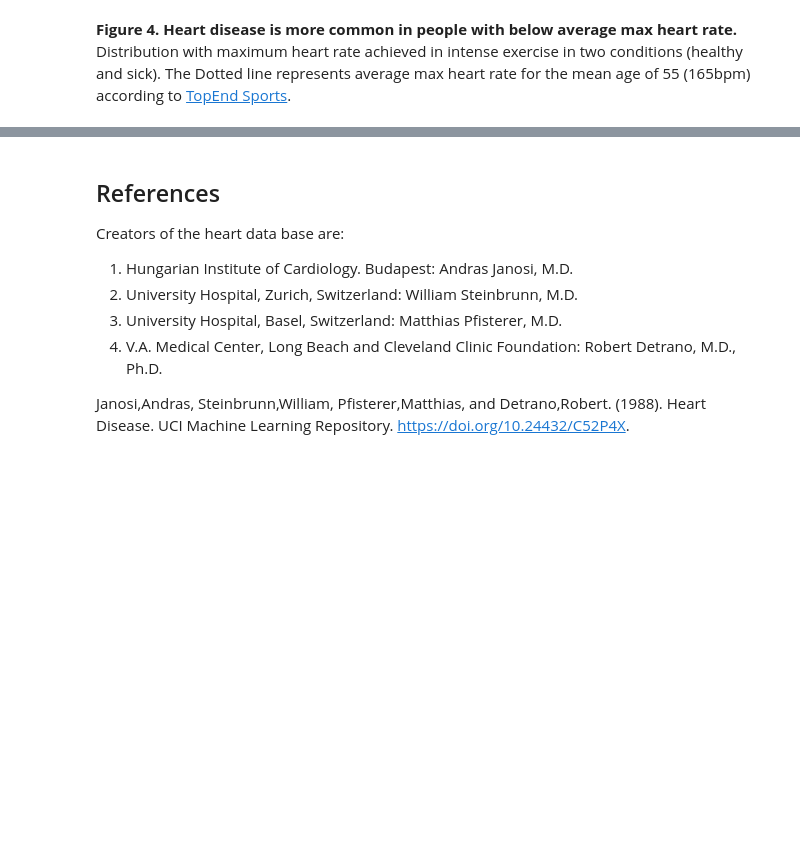
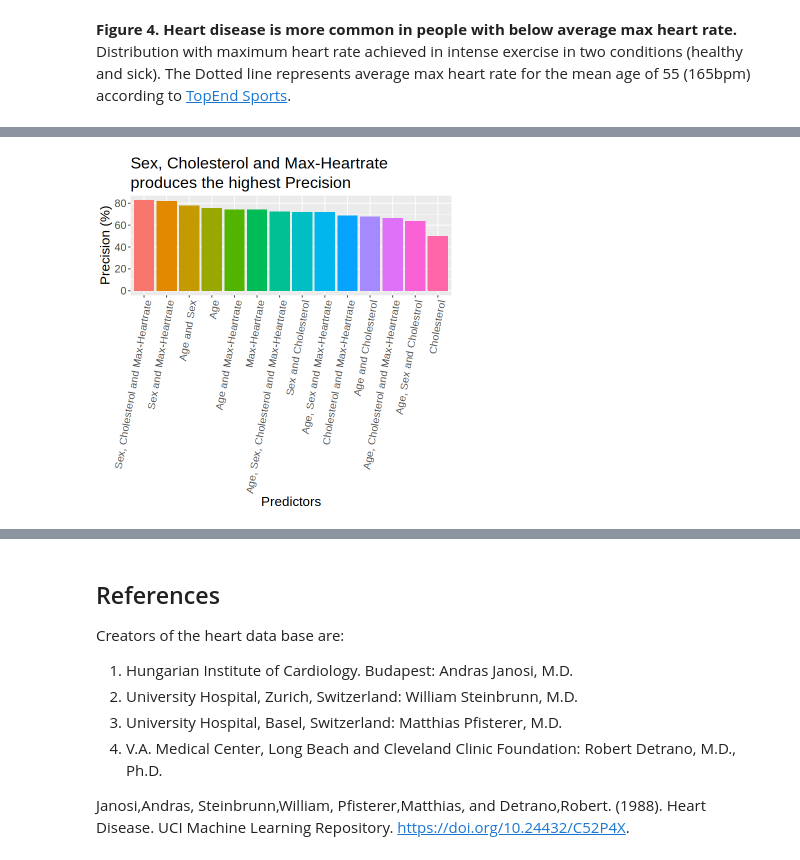
Before and after one commit to Mr-Slope/DSCI-100_Group_Project, a Jupyter notebook: group_report.ipynb, the cells around one changed output, grey strips where cells are left out. Drawn from its saved outputs; the diff is of its cells as text; code cells hidden in the pictures; blank space fills up the shorter version.

```diff
--- a/group_report.ipynb
+++ b/group_report.ipynb
@@ -229,0 +404,16 @@ Show all 3 of Accuracy, Precision & Recall, explain why Recall is more important
+# %%
+precision_plot <- metrics_clean |>
+    ggplot(aes(x = fct_reorder(predictor, precision, .desc=TRUE),
+               y = precision,
+               fill = fct_reorder(predictor, precision, .desc=TRUE))) +
+    geom_bar(stat = "identity") +
+    labs(x = "Predictors", y = "Precision (%)") +
+    ggtitle("Sex, Cholesterol and Max-Heartrate \n
+produces the highest Precision") +
+    theme(text=element_text(size = 16),
+          axis.text.x = element_text(angle = 80, hjust = 1),
+          plot.title = element_text(lineheight=0.5)) +
+    guides(fill = "none")
+precision_plot
+# %% [output]
+[figure, added]
```
Also changed, not shown: parts of 22 cells of this notebook, 3 other files.
